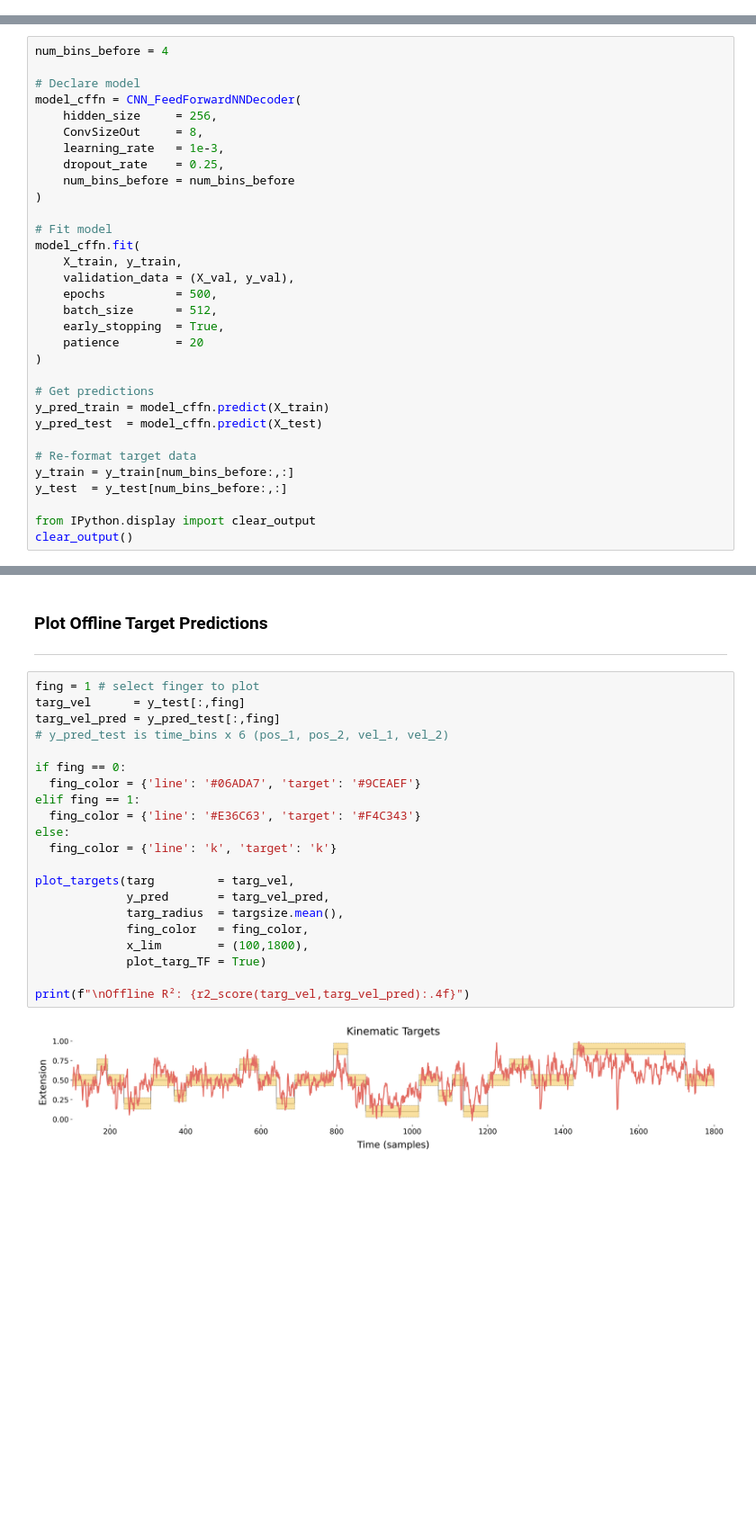
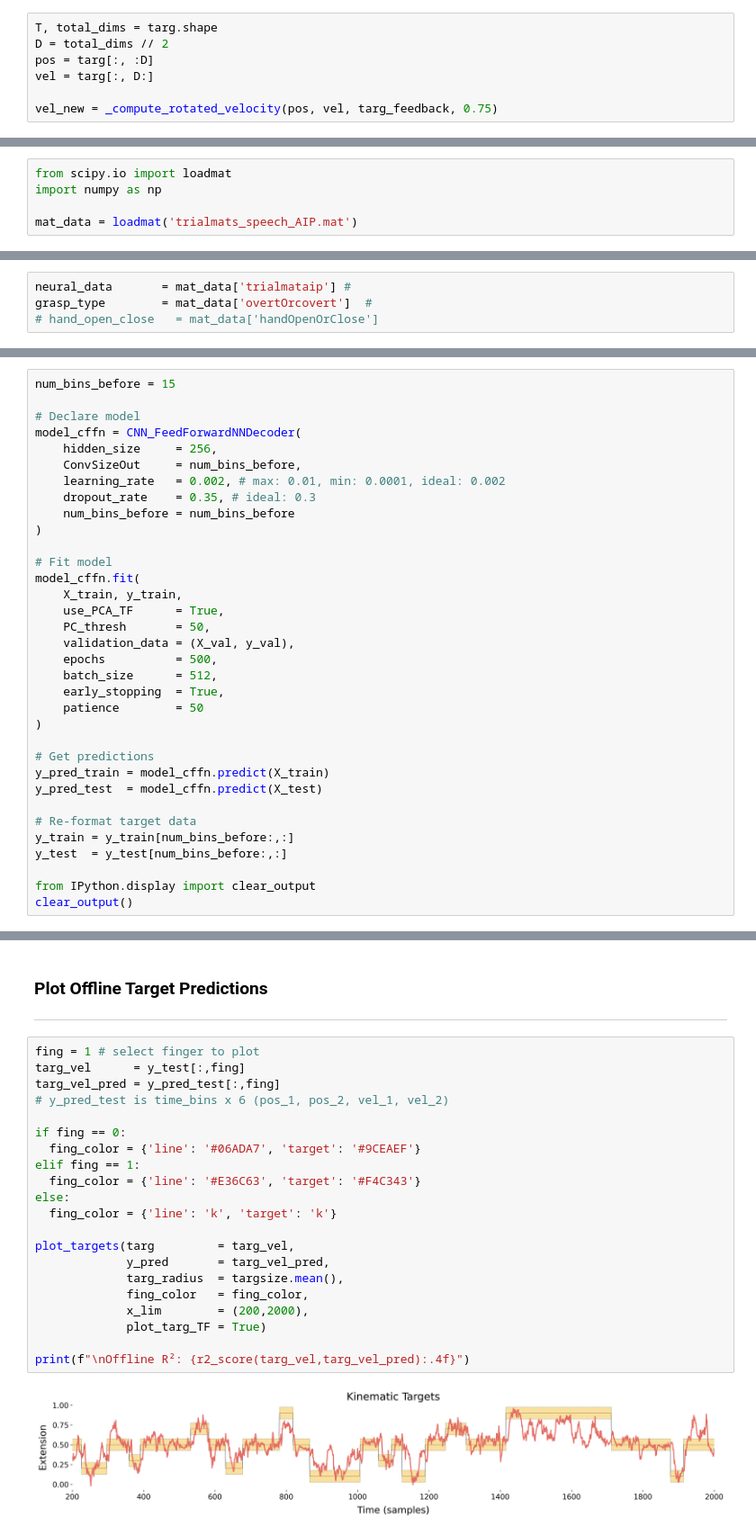
Before and after one commit to cfoli/Kinematic-Decoding-4-BCI-Control, a Jupyter notebook: Two_finger_neural_decoding.ipynb, the cells around one changed output, grey strips where cells are left out. Shown at 90% size. Drawn from its saved outputs; the diff is of its cells as text; blank space fills up the shorter version.

```diff
--- a/Two_finger_neural_decoding.ipynb
+++ b/Two_finger_neural_decoding.ipynb
@@ -507,0 +584,7 @@ class ReFITKalmanFilter(KalmanFilter):
+# %%
+T, total_dims = targ.shape
+D = total_dims // 2
+pos = targ[:, :D]
+vel = targ[:, D:]
+
+vel_new = _compute_rotated_velocity(pos, vel, targ_feedback, 0.75)
@@ -1192,0 +1306,5 @@ X.shape
+# %%
+from scipy.io import loadmat
+import numpy as np
+
+mat_data = loadmat('trialmats_speech_AIP.mat')
@@ -1192,0 +1315,4 @@ X.shape
+# %%
+neural_data       = mat_data['trialmataip'] #
+grasp_type        = mat_data['overtOrcovert']  #
+# hand_open_close   = mat_data['handOpenOrClose']
@@ -1928,23 +2252,25 @@ X_train, X_val, y_train, y_val = train_test_split(X_train, y_train, test_size=0.
 # %%
-num_bins_before = 4
+num_bins_before = 15
 
 # Declare model
 model_cffn = CNN_FeedForwardNNDecoder(
     hidden_size     = 256,
-    ConvSizeOut     = 8,
-    learning_rate   = 1e-3,
-    dropout_rate    = 0.25,
+    ConvSizeOut     = num_bins_before,
+    learning_rate   = 0.002, # max: 0.01, min: 0.0001, ideal: 0.002
+    dropout_rate    = 0.35, # ideal: 0.3
     num_bins_before = num_bins_before
 )
 
 # Fit model
 model_cffn.fit(
     X_train, y_train,
+    use_PCA_TF      = True,
+    PC_thresh       = 50,
     validation_data = (X_val, y_val),
     epochs          = 500,
     batch_size      = 512,
     early_stopping  = True,
-    patience        = 20
+    patience        = 50
 )
 
 # Get predictions
@@ -1993,23 +2319,23 @@ Test R²: 0.3882
 # %%
 fing = 1 # select finger to plot
 targ_vel      = y_test[:,fing]
 targ_vel_pred = y_pred_test[:,fing]
 # y_pred_test is time_bins x 6 (pos_1, pos_2, vel_1, vel_2)
 
 if fing == 0:
   fing_color = {'line': '#06ADA7', 'target': '#9CEAEF'}
 elif fing == 1:
   fing_color = {'line': '#E36C63', 'target': '#F4C343'}
 else:
   fing_color = {'line': 'k', 'target': 'k'}
 
 plot_targets(targ         = targ_vel,
              y_pred       = targ_vel_pred,
              targ_radius  = targsize.mean(),
              fing_color   = fing_color,
-             x_lim        = (100,1800),
+             x_lim        = (200,2000),
              plot_targ_TF = True)
 
 print(f"\nOffline R²: {r2_score(targ_vel,targ_vel_pred):.4f}")
 # %% [output]
-[figure, old version]
+[figure, new version]
```
Also changed, not shown: parts of 35 cells of this notebook.
